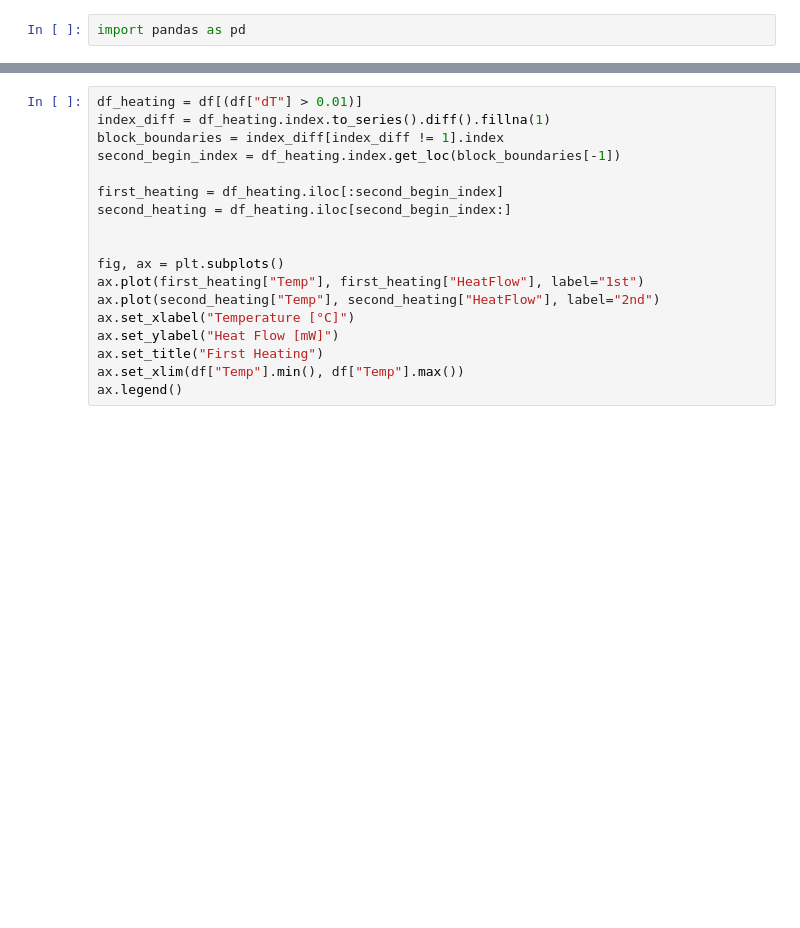
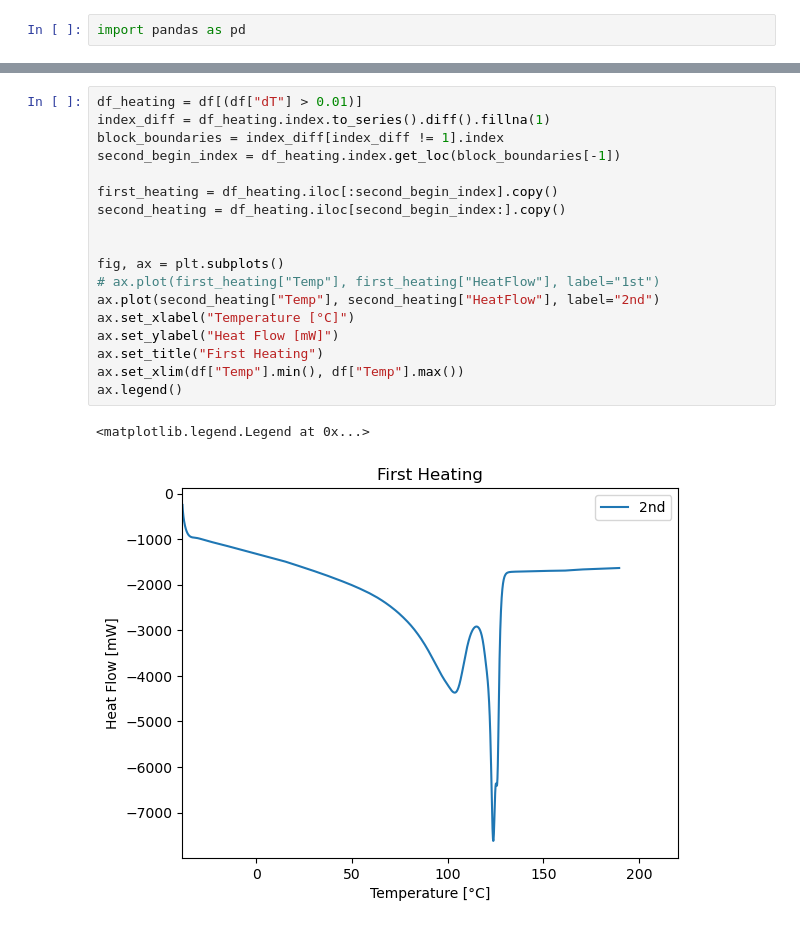
Before and after one commit to hodakamori/ml-tutorial, a Jupyter notebook: 036_analysis_spectrum_data/DSC/extract_peak_temp.ipynb, the cells around one changed output, grey strips where cells are left out. Drawn from its saved outputs; the diff is of its cells as text; blank space fills up the shorter version.

```diff
--- a/036_analysis_spectrum_data/DSC/extract_peak_temp.ipynb
+++ b/036_analysis_spectrum_data/DSC/extract_peak_temp.ipynb
@@ -29,21 +48,24 @@ plt.ylabel("dT/dt [°C/min]")
 # %%
 df_heating = df[(df["dT"] > 0.01)]
 index_diff = df_heating.index.to_series().diff().fillna(1)
 block_boundaries = index_diff[index_diff != 1].index
 second_begin_index = df_heating.index.get_loc(block_boundaries[-1])
 
-first_heating = df_heating.iloc[:second_begin_index]
-second_heating = df_heating.iloc[second_begin_index:]
+first_heating = df_heating.iloc[:second_begin_index].copy()
+second_heating = df_heating.iloc[second_begin_index:].copy()
 
 
 fig, ax = plt.subplots()
-ax.plot(first_heating["Temp"], first_heating["HeatFlow"], label="1st")
+# ax.plot(first_heating["Temp"], first_heating["HeatFlow"], label="1st")
 ax.plot(second_heating["Temp"], second_heating["HeatFlow"], label="2nd")
 ax.set_xlabel("Temperature [°C]")
 ax.set_ylabel("Heat Flow [mW]")
 ax.set_title("First Heating")
 ax.set_xlim(df["Temp"].min(), df["Temp"].max())
 ax.legend()
+# %% [output]
+<matplotlib.legend.Legend at 0x...>
+[figure, added]
 # %%
 from scipy.signal import find_peaks, savgol_filter
 
```
Also changed, not shown: parts of 8 cells of this notebook.
